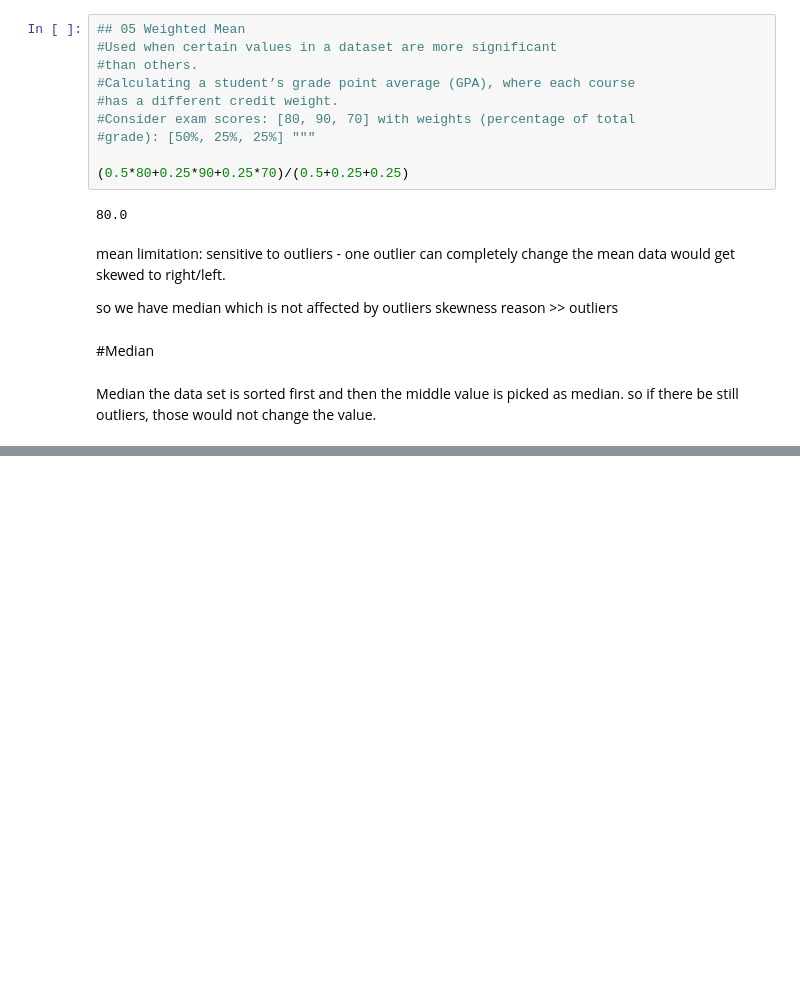
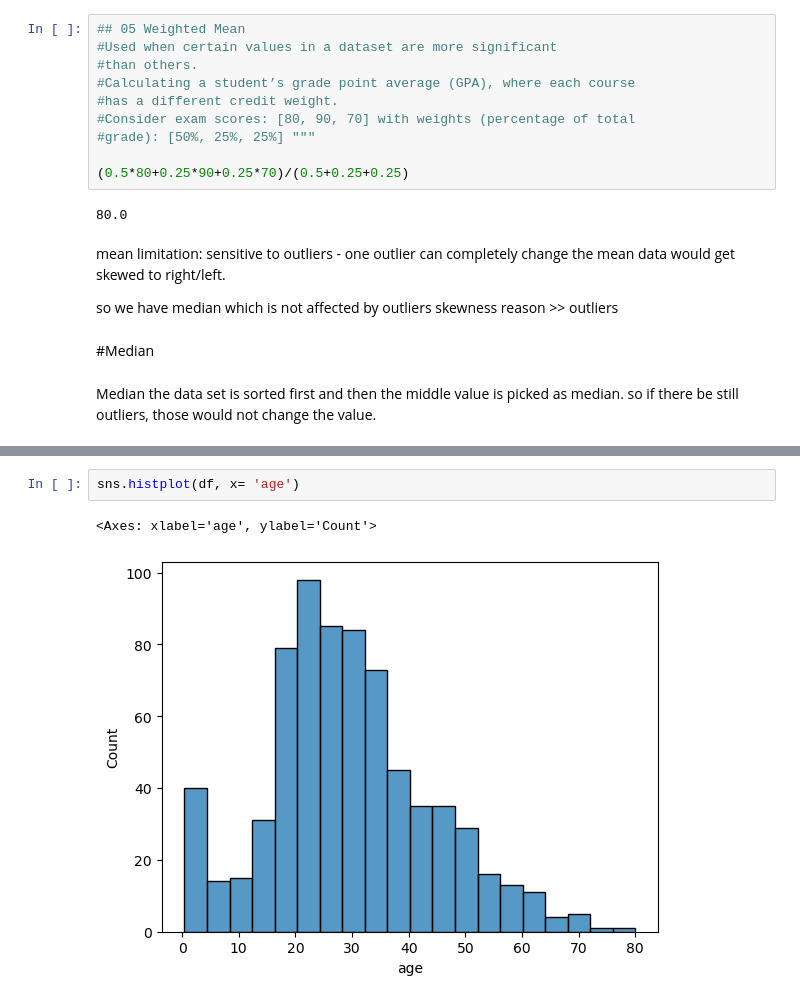
Before and after one commit to Hinaaqil/data_science_basics, a Jupyter notebook: 04_statistics/01_central_tendency.ipynb, the cells around one changed output, grey strips where cells are left out. Cells and saved outputs as stored; diff of their text form; blank space fills up the shorter version.

```diff
--- a/04_statistics/01_central_tendency.ipynb
+++ b/04_statistics/01_central_tendency.ipynb
@@ -74,0 +121,5 @@ the data set is sorted first and then the middle value is picked as median. so i
+# %%
+sns.histplot(df, x= 'age')
+# %% [output]
+<Axes: xlabel='age', ylabel='Count'>
+[figure, added]
```
Also changed, not shown: parts of 12 cells of this notebook, 4 other files.
